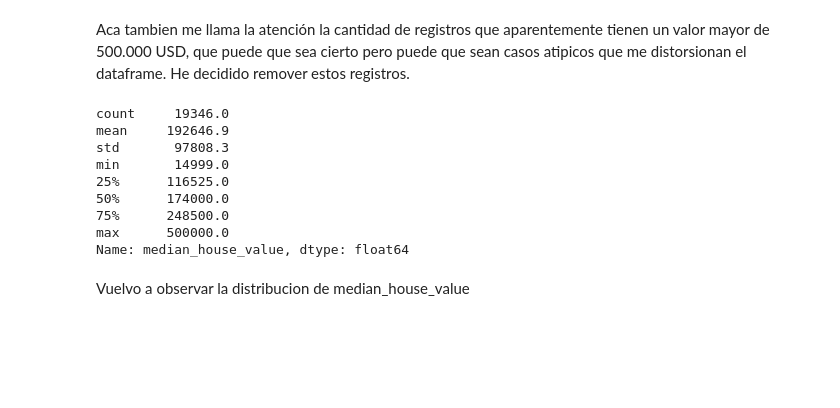
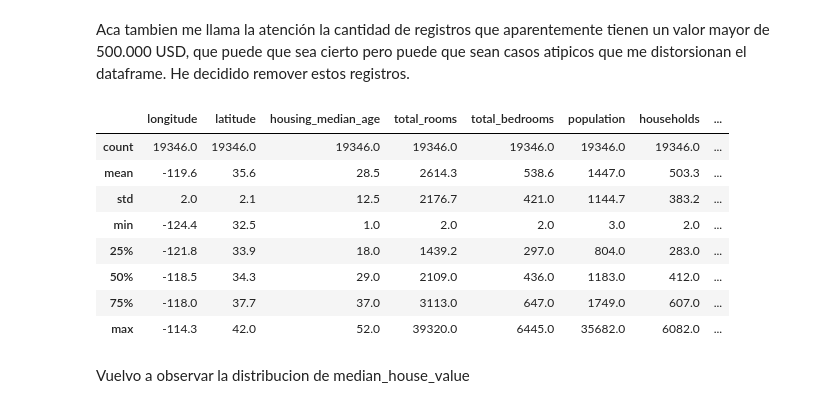
Before and after one commit to djender985/CursoDataScience-II, a Jupyter notebook: Proyecto/Ender_Davila.ipynb, the cells around one changed output. Drawn from its saved outputs; the diff is of its cells as text; code cells hidden in the pictures; blank space fills up the shorter version.

```diff
--- a/Proyecto/Ender_Davila.ipynb
+++ b/Proyecto/Ender_Davila.ipynb
@@ -284,20 +286,21 @@ He decidido remover estos registros.
 # %%
 # Remuevo los registros donde median_house_value es mayor a 500.000
 
 # Filtrar filas que estén dentro de los límites y sobrescribir df
 df = df[(df['median_house_value'] <= 500000)]
 
-df['median_house_value'].describe().round(1)
+# Quiero visualizar maximos y minimos
+df.describe().round(1)
 # %% [output]
-count     19346.0
-mean     192646.9
-std       97808.3
-min       14999.0
-25%      116525.0
-50%      174000.0
-75%      248500.0
-max      500000.0
-Name: median_house_value, dtype: float64
+|  | longitude | latitude | housing_median_age | total_rooms | total_bedrooms | population | households | ... |
+| count | 19346.0 | 19346.0 | 19346.0 | 19346.0 | 19346.0 | 19346.0 | 19346.0 | ... |
+| mean | -119.6 | 35.6 | 28.5 | 2614.3 | 538.6 | 1447.0 | 503.3 | ... |
+| std | 2.0 | 2.1 | 12.5 | 2176.7 | 421.0 | 1144.7 | 383.2 | ... |
+| min | -124.4 | 32.5 | 1.0 | 2.0 | 2.0 | 3.0 | 2.0 | ... |
+| 25% | -121.8 | 33.9 | 18.0 | 1439.2 | 297.0 | 804.0 | 283.0 | ... |
+| 50% | -118.5 | 34.3 | 29.0 | 2109.0 | 436.0 | 1183.0 | 412.0 | ... |
+| 75% | -118.0 | 37.7 | 37.0 | 3113.0 | 647.0 | 1749.0 | 607.0 | ... |
+| max | -114.3 | 42.0 | 52.0 | 39320.0 | 6445.0 | 35682.0 | 6082.0 | ... |
 # %% [markdown]
 Vuelvo a observar la distribucion de median_house_value
 # %%
```
Also changed, not shown: parts of 27 cells of this notebook.
